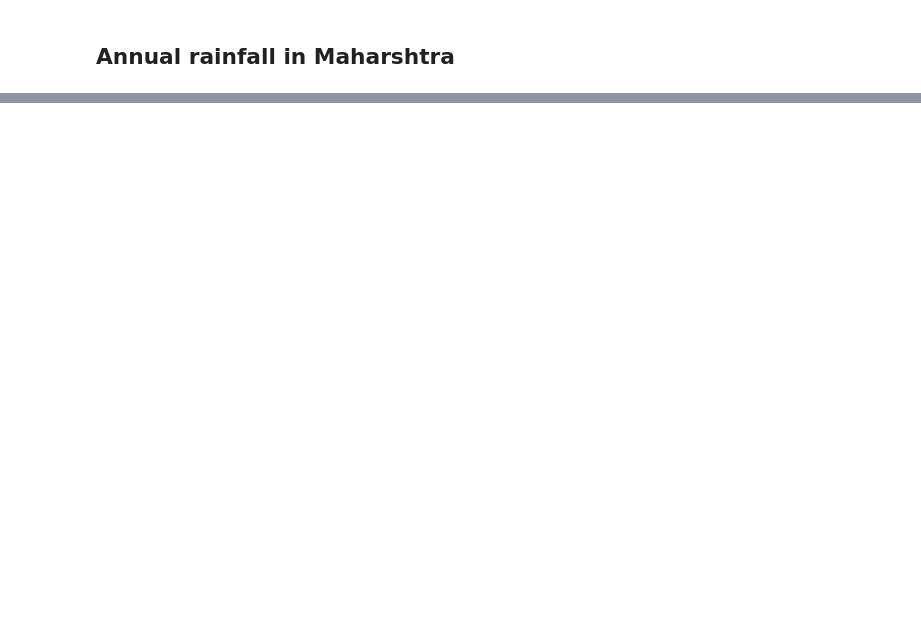
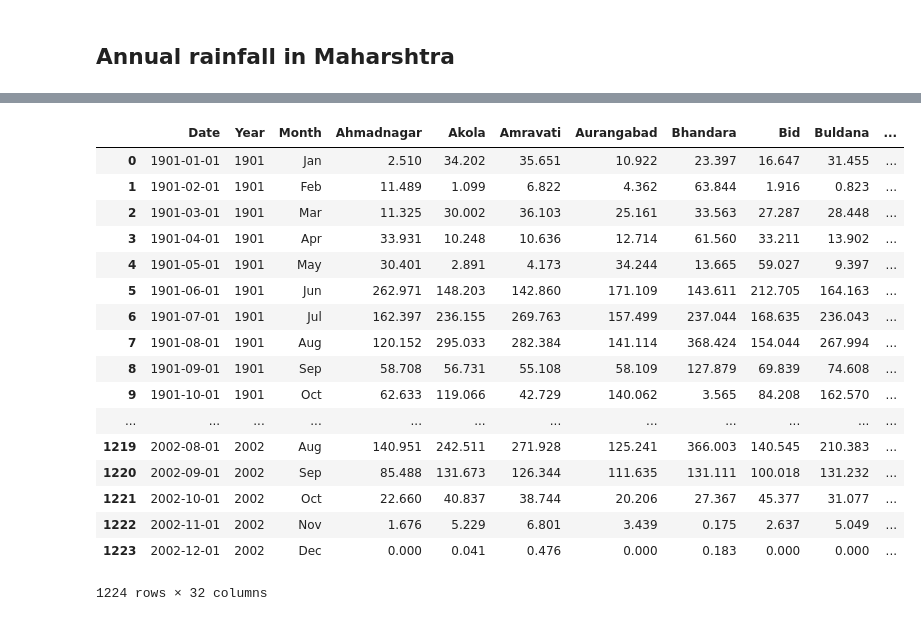
Before and after one commit to Abhishekmamidi123/Time-Series-Forecasting, a Jupyter notebook: Maharashtra/Maharashtra_Analysis.ipynb, the cells around one changed output, grey strips where cells are left out. Saved outputs shown, nothing was run; the diff lists cells and outputs as text; code cells hidden in the pictures; blank space fills up the shorter version.

```diff
--- a/Maharashtra/Maharashtra_Analysis.ipynb
+++ b/Maharashtra/Maharashtra_Analysis.ipynb
@@ -265,0 +277,21 @@ Annual_rainfall.plot(figsize=(12,8))
+# %%
+maharashtra_data
+# %% [output]
+|  | Date | Year | Month | Ahmadnagar | Akola | Amravati | Aurangabad | Bhandara | Bid | Buldana | ... |
+| 0 | 1901-01-01 | 1901 | Jan | 2.510 | 34.202 | 35.651 | 10.922 | 23.397 | 16.647 | 31.455 | ... |
+| 1 | 1901-02-01 | 1901 | Feb | 11.489 | 1.099 | 6.822 | 4.362 | 63.844 | 1.916 | 0.823 | ... |
+| 2 | 1901-03-01 | 1901 | Mar | 11.325 | 30.002 | 36.103 | 25.161 | 33.563 | 27.287 | 28.448 | ... |
+| 3 | 1901-04-01 | 1901 | Apr | 33.931 | 10.248 | 10.636 | 12.714 | 61.560 | 33.211 | 13.902 | ... |
+| 4 | 1901-05-01 | 1901 | May | 30.401 | 2.891 | 4.173 | 34.244 | 13.665 | 59.027 | 9.397 | ... |
+| 5 | 1901-06-01 | 1901 | Jun | 262.971 | 148.203 | 142.860 | 171.109 | 143.611 | 212.705 | 164.163 | ... |
+| 6 | 1901-07-01 | 1901 | Jul | 162.397 | 236.155 | 269.763 | 157.499 | 237.044 | 168.635 | 236.043 | ... |
+| 7 | 1901-08-01 | 1901 | Aug | 120.152 | 295.033 | 282.384 | 141.114 | 368.424 | 154.044 | 267.994 | ... |
+| 8 | 1901-09-01 | 1901 | Sep | 58.708 | 56.731 | 55.108 | 58.109 | 127.879 | 69.839 | 74.608 | ... |
+| 9 | 1901-10-01 | 1901 | Oct | 62.633 | 119.066 | 42.729 | 140.062 | 3.565 | 84.208 | 162.570 | ... |
+| ... | ... | ... | ... | ... | ... | ... | ... | ... | ... | ... | ... |
+| 1219 | 2002-08-01 | 2002 | Aug | 140.951 | 242.511 | 271.928 | 125.241 | 366.003 | 140.545 | 210.383 | ... |
+| 1220 | 2002-09-01 | 2002 | Sep | 85.488 | 131.673 | 126.344 | 111.635 | 131.111 | 100.018 | 131.232 | ... |
+| 1221 | 2002-10-01 | 2002 | Oct | 22.660 | 40.837 | 38.744 | 20.206 | 27.367 | 45.377 | 31.077 | ... |
+| 1222 | 2002-11-01 | 2002 | Nov | 1.676 | 5.229 | 6.801 | 3.439 | 0.175 | 2.637 | 5.049 | ... |
+| 1223 | 2002-12-01 | 2002 | Dec | 0.000 | 0.041 | 0.476 | 0.000 | 0.183 | 0.000 | 0.000 | ... |
+1224 rows × 32 columns
```
Also changed, not shown: parts of 33 cells of this notebook.
